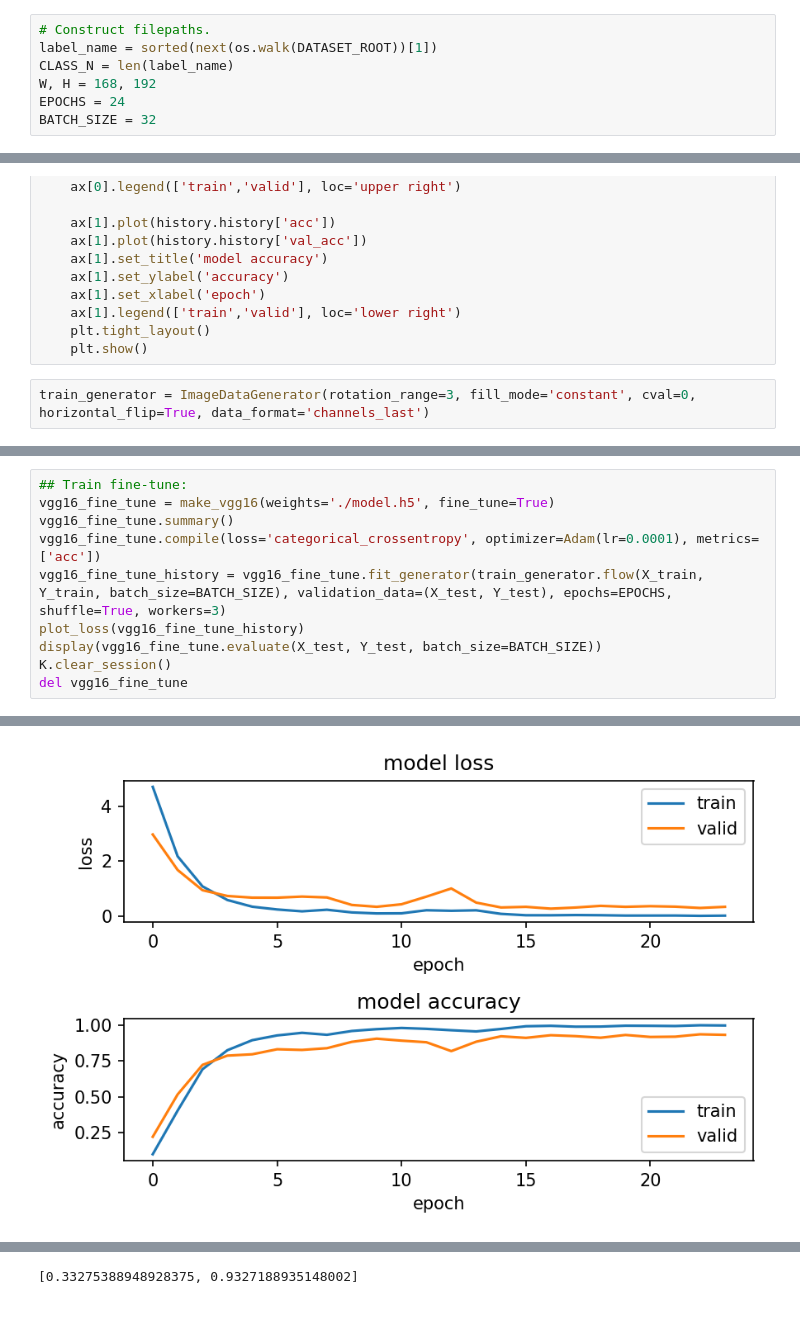
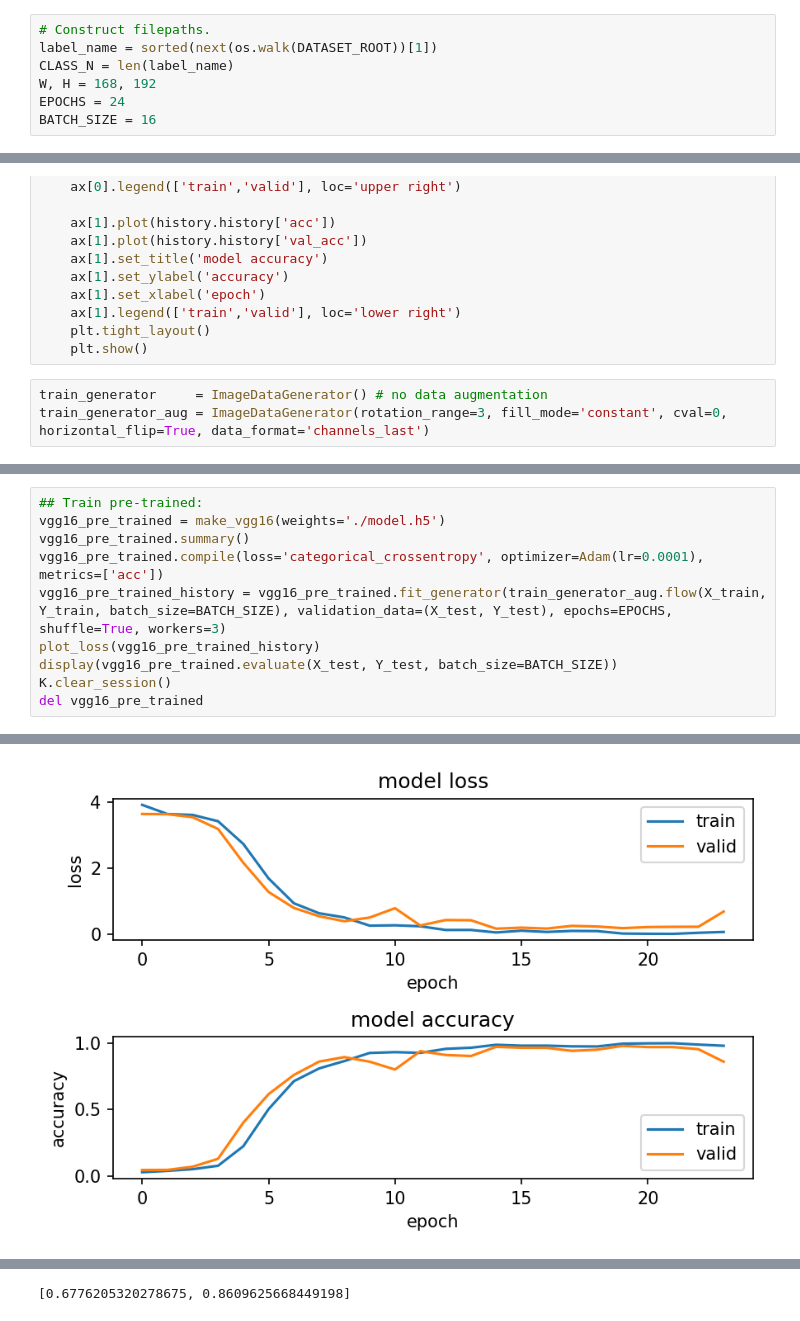
Before and after one commit to peter0749/ML_2018, a Jupyter notebook: hw2/hw2.ipynb, the cells around one changed output, grey strips where cells are left out. Cells and saved outputs as stored; diff of their text form.

```diff
--- a/hw2/hw2.ipynb
+++ b/hw2/hw2.ipynb
@@ -36,7 +36,7 @@ label_name = sorted(next(os.walk(DATASET_ROOT))[1])
 CLASS_N = len(label_name)
 W, H = 168, 192
 EPOCHS = 24
-BATCH_SIZE = 32
+BATCH_SIZE = 16
 # %%
 def read_img(filename):
     img = imread(filename, as_grey=True).astype(np.float32)
@@ -90,7 +90,8 @@ def plot_loss(history):
     plt.tight_layout()
     plt.show()
 # %%
-train_generator = ImageDataGenerator(rotation_range=3, fill_mode='constant', cval=0, horizontal_flip=True, data_format='channels_last')
+train_generator     = ImageDataGenerator() # no data augmentation
+train_generator_aug = ImageDataGenerator(rotation_range=3, fill_mode='constant', cval=0, horizontal_flip=True, data_format='channels_last')
 # %%
 # default initializers of convolution layer in Keras are
 # kernel_initializer='glorot_uniform', bias_initializer='zeros'
@@ -158,13 +192,13 @@ Epoch 24/24
 # %%
-## Train fine-tune:
-vgg16_fine_tune = make_vgg16(weights='./model.h5', fine_tune=True)
-vgg16_fine_tune.summary()
-vgg16_fine_tune.compile(loss='categorical_crossentropy', optimizer=Adam(lr=0.0001), metrics=['acc'])
-vgg16_fine_tune_history = vgg16_fine_tune.fit_generator(train_generator.flow(X_train, Y_train, batch_size=BATCH_SIZE), validation_data=(X_test, Y_test), epochs=EPOCHS, shuffle=True, workers=3)
-plot_loss(vgg16_fine_tune_history)
-display(vgg16_fine_tune.evaluate(X_test, Y_test, batch_size=BATCH_SIZE))
+## Train pre-trained:
+vgg16_pre_trained = make_vgg16(weights='./model.h5')
+vgg16_pre_trained.summary()
+vgg16_pre_trained.compile(loss='categorical_crossentropy', optimizer=Adam(lr=0.0001), metrics=['acc'])
+vgg16_pre_trained_history = vgg16_pre_trained.fit_generator(train_generator_aug.flow(X_train, Y_train, batch_size=BATCH_SIZE), validation_data=(X_test, Y_test), epochs=EPOCHS, shuffle=True, workers=3)
+plot_loss(vgg16_pre_trained_history)
+display(vgg16_pre_trained.evaluate(X_test, Y_test, batch_size=BATCH_SIZE))
 K.clear_session()
-del vgg16_fine_tune
+del vgg16_pre_trained
 # %% [output]
 _________________________________________________________________
 Layer (type)                 Output Shape              Param #
@@ -186 +220 @@ Epoch 24/24
-[figure, old version]
+[figure, new version]
@@ -188 +222 @@ Epoch 24/24
-[0.33275388948928375, 0.9327188935148002]
+[0.6776205320278675, 0.8609625668449198]
```
Also changed, not shown: parts of 4 cells of this notebook.
